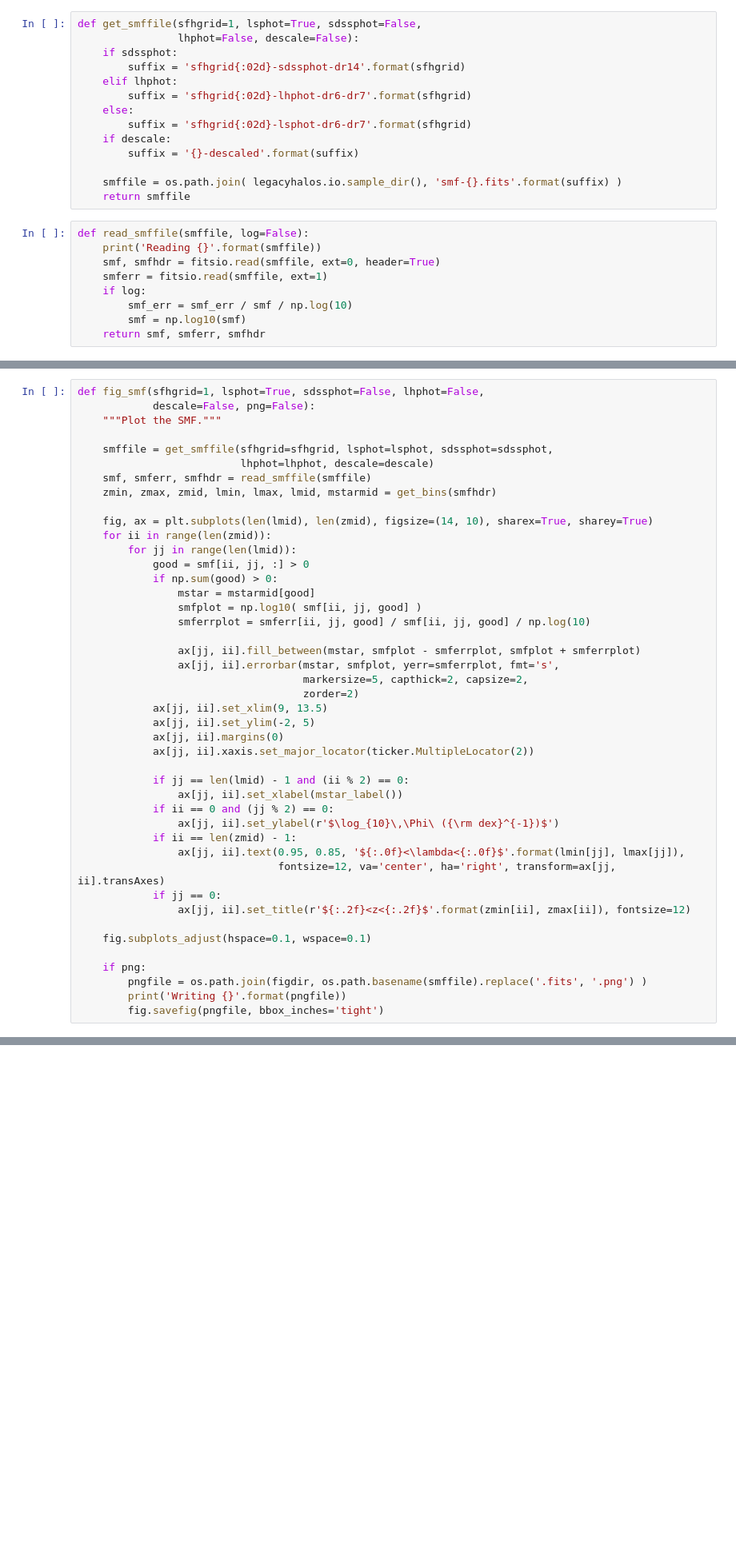
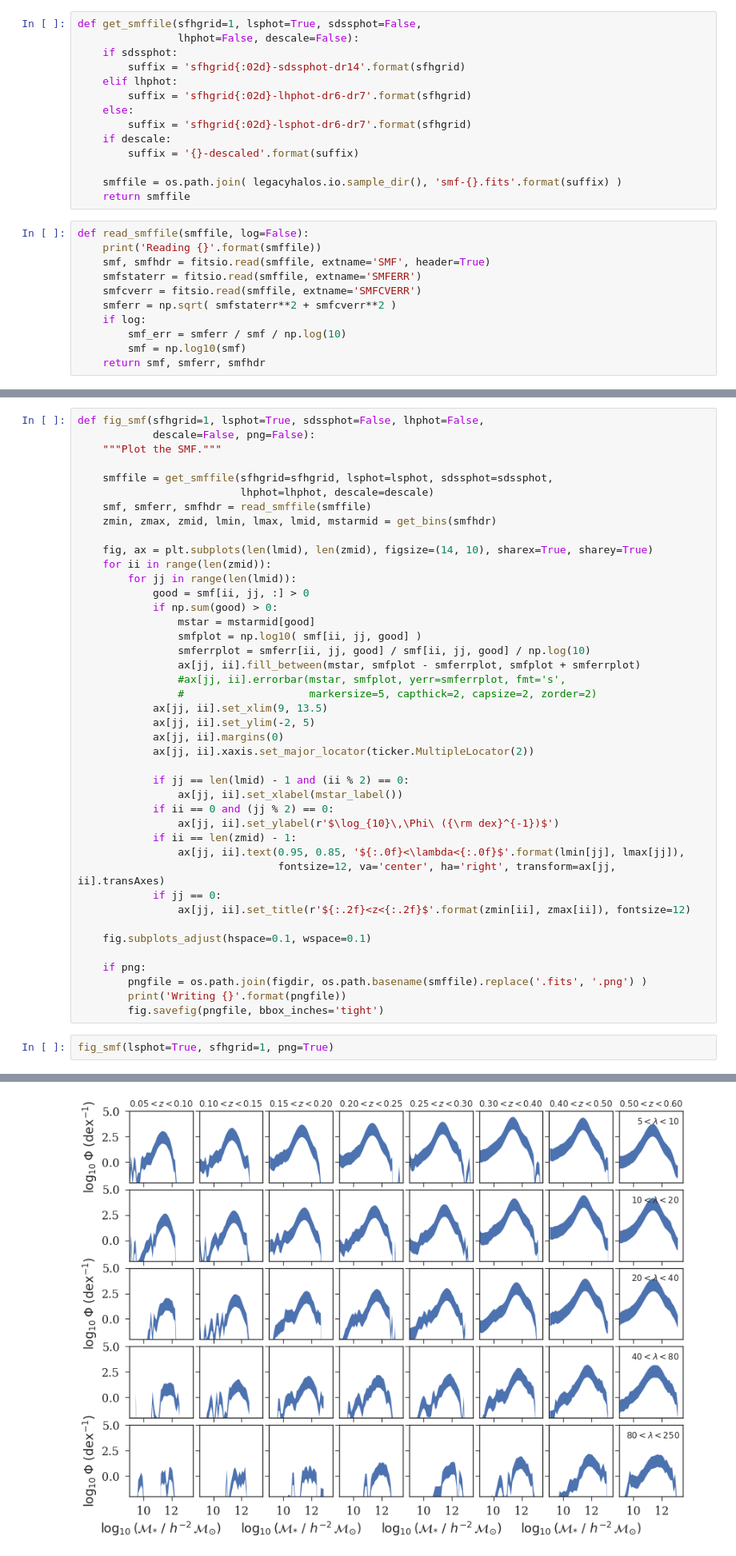
Before and after one commit to moustakas/legacyhalos, a Jupyter notebook: science/paper1/figures.ipynb, the cells around one changed output, grey strips where cells are left out. Shown at 80% size. Drawn from its saved outputs; the diff is of its cells as text; blank space fills up the shorter version.

```diff
--- a/science/paper1/figures.ipynb
+++ b/science/paper1/figures.ipynb
@@ -79,10 +79,12 @@ def get_smffile(sfhgrid=1, lsphot=True, sdssphot=False,
 # %%
 def read_smffile(smffile, log=False):
     print('Reading {}'.format(smffile))
-    smf, smfhdr = fitsio.read(smffile, ext=0, header=True)
-    smferr = fitsio.read(smffile, ext=1)
+    smf, smfhdr = fitsio.read(smffile, extname='SMF', header=True)
+    smfstaterr = fitsio.read(smffile, extname='SMFERR')
+    smfcverr = fitsio.read(smffile, extname='SMFCVERR')
+    smferr = np.sqrt( smfstaterr**2 + smfcverr**2 )
     if log:
-        smf_err = smf_err / smf / np.log(10)
+        smf_err = smferr / smf / np.log(10)
         smf = np.log10(smf)
     return smf, smferr, smfhdr
 # %%
@@ -127,11 +129,9 @@ def fig_smf(sfhgrid=1, lsphot=True, sdssphot=False, lhphot=False,
                 mstar = mstarmid[good]
                 smfplot = np.log10( smf[ii, jj, good] )
                 smferrplot = smferr[ii, jj, good] / smf[ii, jj, good] / np.log(10)
-
                 ax[jj, ii].fill_between(mstar, smfplot - smferrplot, smfplot + smferrplot)
-                ax[jj, ii].errorbar(mstar, smfplot, yerr=smferrplot, fmt='s',
-                                    markersize=5, capthick=2, capsize=2,
-                                    zorder=2)
+                #ax[jj, ii].errorbar(mstar, smfplot, yerr=smferrplot, fmt='s',
+                #                    markersize=5, capthick=2, capsize=2, zorder=2)
             ax[jj, ii].set_xlim(9, 13.5)
             ax[jj, ii].set_ylim(-2, 5)
             ax[jj, ii].margins(0)
@@ -153,3 +153,6 @@ def fig_smf(sfhgrid=1, lsphot=True, sdssphot=False, lhphot=False,
         pngfile = os.path.join(figdir, os.path.basename(smffile).replace('.fits', '.png') )
         print('Writing {}'.format(pngfile))
         fig.savefig(pngfile, bbox_inches='tight')
+# %%
+fig_smf(lsphot=True, sfhgrid=1, png=True)
+# %% [output]
@@ -156,3 +161,4 @@ def fig_smf(sfhgrid=1, lsphot=True, sdssphot=False, lhphot=False,
+[figure, added]
 # %%
 def compare_smf_sfhgrid(lsphot=True, sdssphot=False, lhphot=False, png=None):
     """Compare the effect of different priors on the SMFs."""
```
Also changed, not shown: parts of 3 cells of this notebook.
